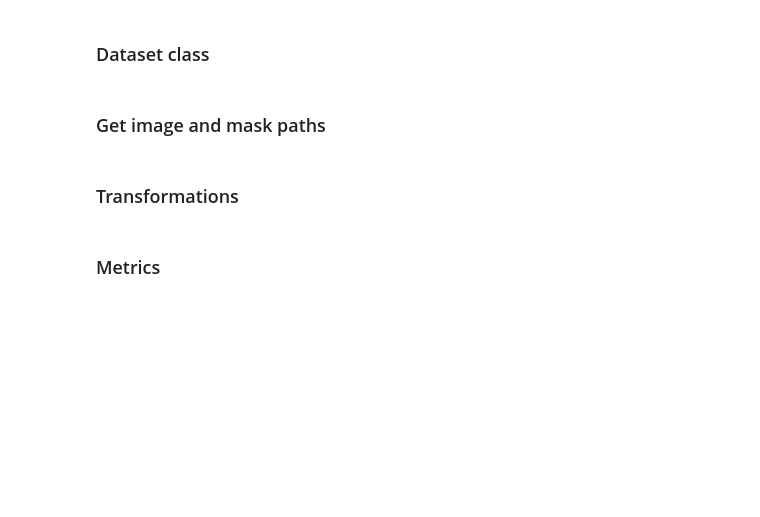
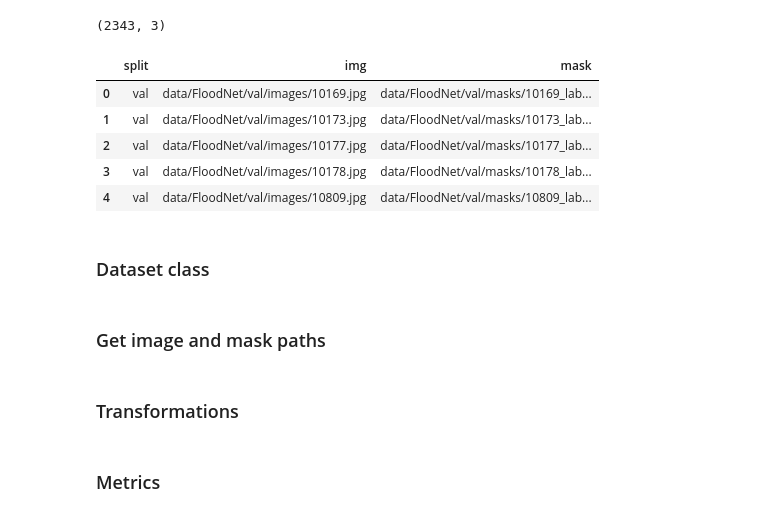
Before and after one commit to andypalmi/unimib, a Jupyter notebook: BigImaging/Exam/main.ipynb, the cells around one changed output. Drawn from its saved outputs; the diff is of its cells as text; code cells hidden in the pictures; blank space fills up the shorter version.

```diff
--- a/BigImaging/Exam/main.ipynb
+++ b/BigImaging/Exam/main.ipynb
@@ -24,0 +86,30 @@ print('Using device:', device)
+# %%
+# Tiling
+
+path = 'data/FloodNet'
+
+data = []
+
+for folder in glob.glob(f'{path}/*'):
+    images_paths = sorted(glob.glob(f'{folder}/images/*'))
+    masks_paths = sorted(glob.glob(f'{folder}/masks/*'))
+
+    for img_path, mask_path in zip(images_paths, masks_paths):
+        data.append({
+            'split': folder.split('/')[-1].split('/')[-1],
+            'img': img_path,
+            'mask': mask_path
+        })
+
+df = pd.DataFrame(data, columns=['split', 'img', 'mask'])
+
+print(df.shape)
+df.head(5)
+# %% [output]
+(2343, 3)
+|  | split | img | mask |
+| 0 | val | data/FloodNet/val/images/10169.jpg | data/FloodNet/val/masks/10169_lab... |
+| 1 | val | data/FloodNet/val/images/10173.jpg | data/FloodNet/val/masks/10173_lab... |
+| 2 | val | data/FloodNet/val/images/10177.jpg | data/FloodNet/val/masks/10177_lab... |
+| 3 | val | data/FloodNet/val/images/10178.jpg | data/FloodNet/val/masks/10178_lab... |
+| 4 | val | data/FloodNet/val/images/10809.jpg | data/FloodNet/val/masks/10809_lab... |
```
Also changed, not shown: parts of 10 cells of this notebook, 15 other files.
